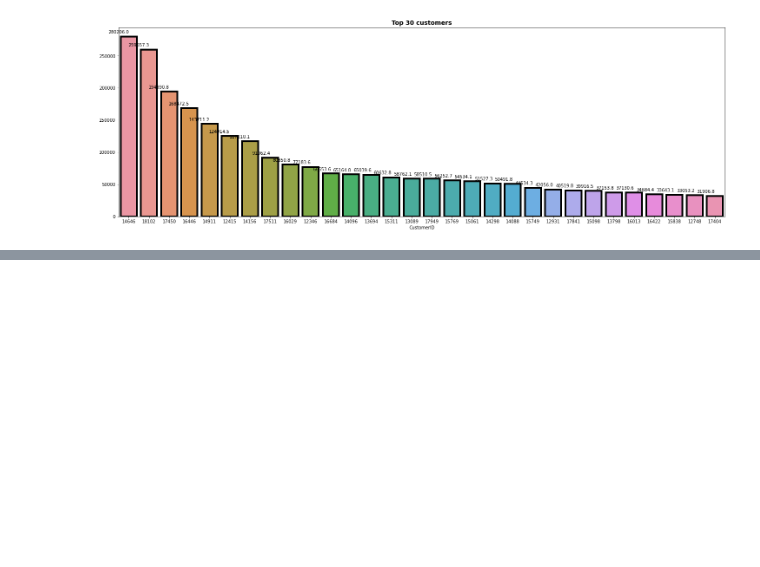
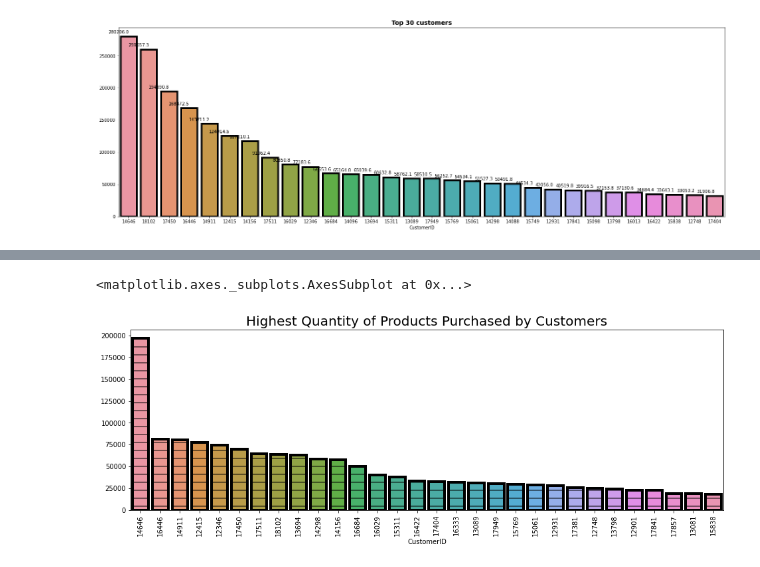
Before and after one commit to PratibhaSanganmath/ML-Online-Retail-Customer-segmentation, a Jupyter notebook: Online_Retail_Customer_Segmentation_1_Capstone_Project.ipynb, the cells around one changed output, grey strips where cells are left out. Saved outputs shown, nothing was run; the diff lists cells and outputs as text; code cells hidden in the pictures; blank space fills up the shorter version.

```diff
--- a/Online_Retail_Customer_Segmentation_1_Capstone_Project.ipynb
+++ b/Online_Retail_Customer_Segmentation_1_Capstone_Project.ipynb
@@ -468,3 +468,7 @@ for p in ax.patches:
   , ha = 'right', va = 'center', xytext = (0, 10), textcoords = 'offset points')
 # %% [output]
 [figure]
+# %%
+# most quantity purchased customers
+loyal_customers = my_data.groupby(by='CustomerID')['Quantity'].sum().sort_values(ascending=False)
+loyal_customers
@@ -470,0 +489,10 @@ for p in ax.patches:
+# %%
+#plotting graph
+plt.figure(figsize=(16,5))
+plt.xticks(rotation=90)
+plt.title("Highest Quantity of Products Purchased by Customers", fontsize=20)
+sns.barplot(loyal_customers[:30].index, loyal_customers[:30].values, order=loyal_customers[:30].index,lw=4,
+               ec='black',hatch='-')
+# %% [output]
+<matplotlib.axes._subplots.AxesSubplot at 0x...>
+[figure, added]
```
Also changed, not shown: parts of 26 cells of this notebook.
